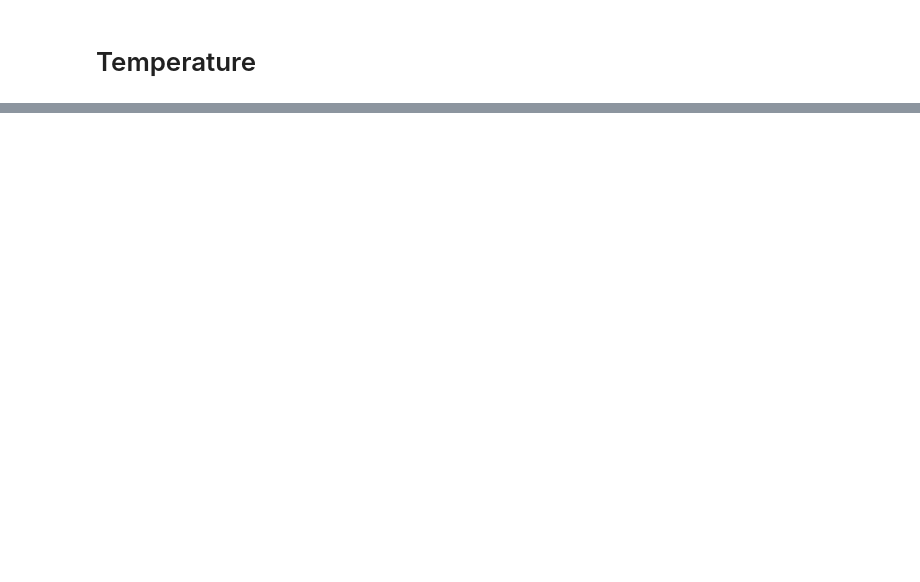
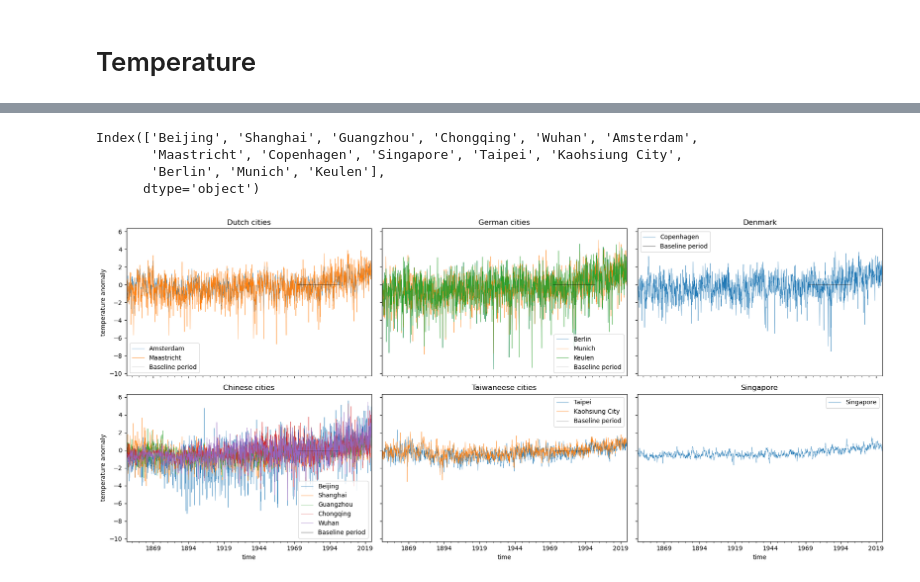
Before and after one commit to Daafip/west-meets-east, a Jupyter notebook: Read_nc_Files.ipynb, the cells around one changed output, grey strips where cells are left out. Saved outputs shown, nothing was run; the diff lists cells and outputs as text; code cells hidden in the pictures; blank space fills up the shorter version.

Commit message:
adding  temperature analysis

```diff
--- a/Read_nc_Files.ipynb
+++ b/Read_nc_Files.ipynb
@@ -400,0 +403,2 @@ Attributes: (12/66)
+# %%
+ds_temp = ds_open_temp.isel(z=0)
@@ -400,0 +430,3 @@ Attributes: (12/66)
+# %%
+df_T_ANOM_per_city = pd.concat(lst_cities_df_temp,axis=1)
+df_T_ANOM_per_city
@@ -400,0 +448,47 @@ Attributes: (12/66)
+# %%
+df_T_ANOM_per_city.columns
+# %% [output]
+Index(['Beijing', 'Shanghai', 'Guangzhou', 'Chongqing', 'Wuhan', 'Amsterdam',
+       'Maastricht', 'Copenhagen', 'Singapore', 'Taipei', 'Kaohsiung City',
+       'Berlin', 'Munich', 'Keulen'],
+      dtype='object')
+# %%
+nl_cities = ['Amsterdam','Maastricht']
+de_cities = ['Berlin', 'Munich', 'Keulen']
+dk_cities = ['Copenhagen']
+
+chinese_cities = ['Beijing', 'Shanghai', 'Guangzhou', 'Chongqing', 'Wuhan']
+taiwan_cities = ['Taipei', 'Kaohsiung City']
+singapore_cities = ['Singapore']
+# %%
+time_index = df_T_ANOM_per_city.index[(df_T_ANOM_per_city.index > "1971") & (df_T_ANOM_per_city.index < "2001")]
+base_line = pd.DataFrame(index=time_index, data=np.zeros(len(time_index)),columns=["Baseline period"])
+# %%
+n = 3
+m = 2
+fig, ax = plt.subplots(m,n, figsize=(6*n,4*m),sharey=True,sharex=True,layout='tight')
+ax=ax.flatten()
+df_T_ANOM_per_city[nl_cities].plot(lw=0.4, ax=ax[0])
+
+ax[0].set_title("Dutch cities")
+
+df_T_ANOM_per_city[de_cities].plot(lw=0.4, ax=ax[1])
+ax[1].set_title("German cities")
+
+df_T_ANOM_per_city[dk_cities].plot(lw=0.4, ax=ax[2])
+ax[2].set_title("Denmark")
+
+df_T_ANOM_per_city[chinese_cities].plot(lw=0.4, ax=ax[3])
+ax[3].set_title("Chinese cities")
+
+df_T_ANOM_per_city[taiwan_cities].plot(lw=0.4, ax=ax[4])
+ax[4].set_title("Taiwaneese cities")
+
+df_T_ANOM_per_city[singapore_cities].plot(lw=0.4, ax=ax[5])
+ax[5].set_title("Singapore")
+
+for i in range(n+m):
+    base_line.plot(ax=ax[i],lw=0.4, color='k')
+    ax[i].set_ylabel("temperature anomaly")
+# %% [output]
+[figure, added]
```
Also changed, not shown: parts of 11 cells of this notebook, 1 other file.
